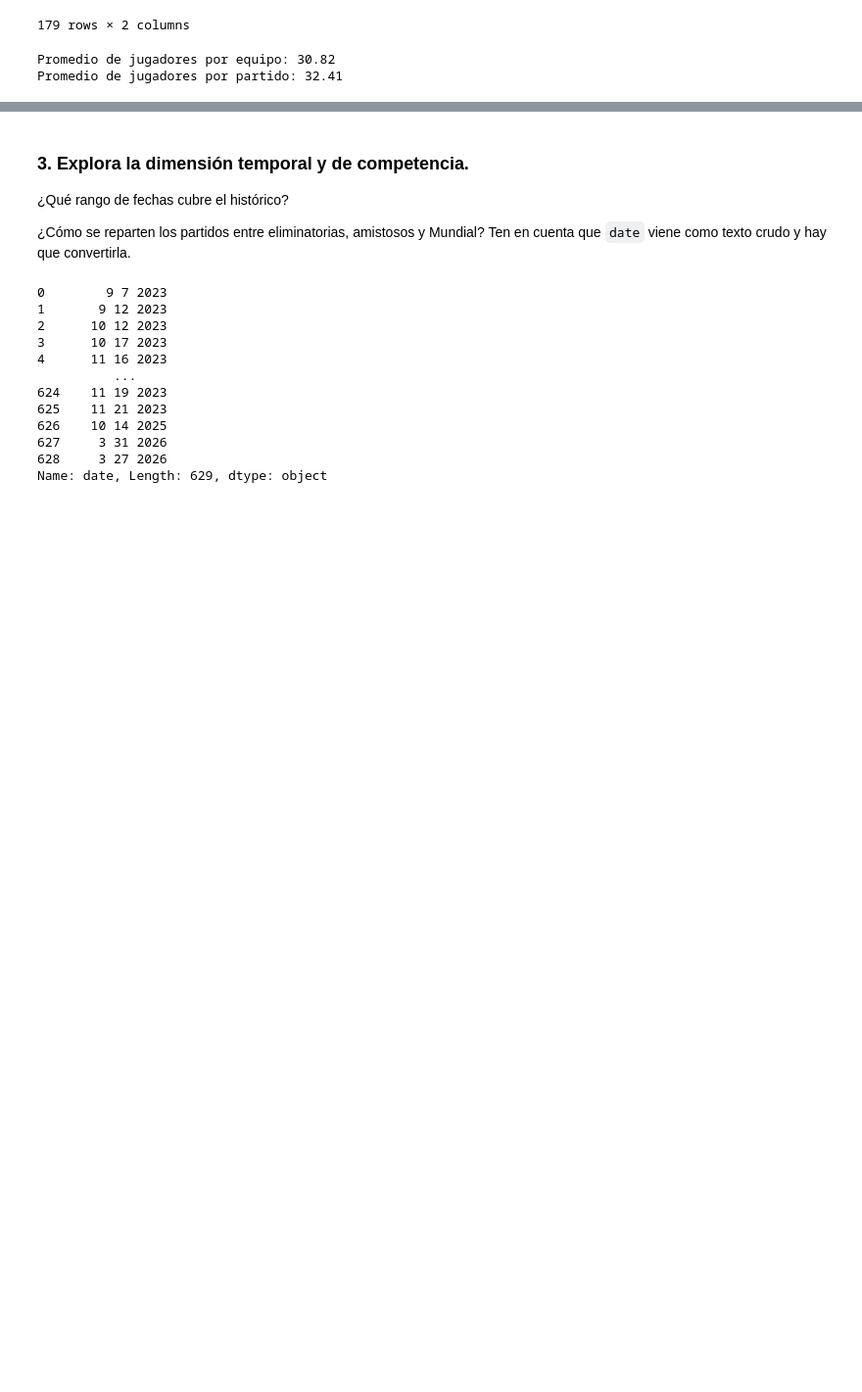
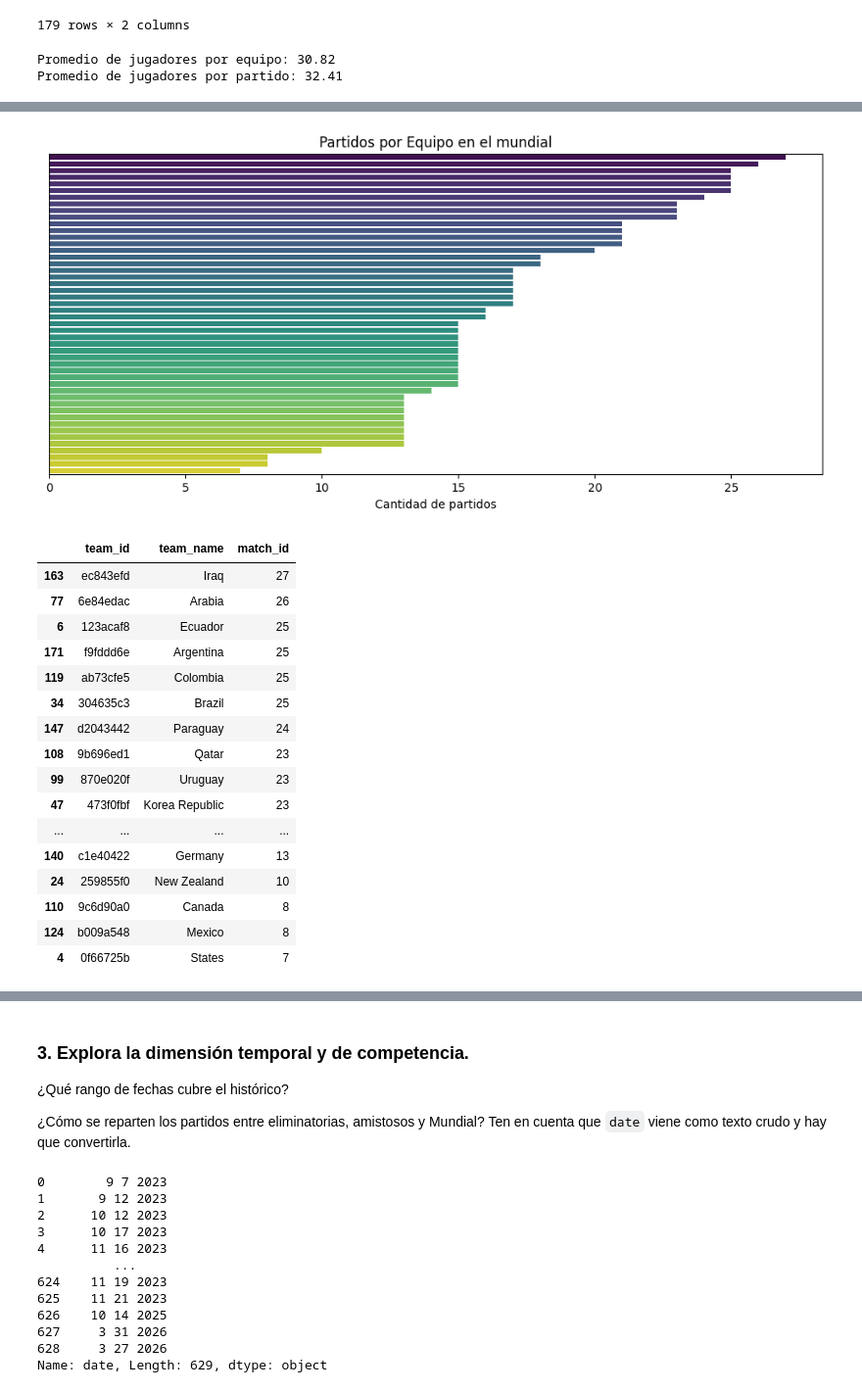
Before and after one commit to antobeni07/Parcial-1_Analitica, a Jupyter notebook: 01_Parcial_Mundial_2026.ipynb, the cells around one changed output, grey strips where cells are left out. Shown at 98% size. Saved outputs shown, nothing was run; the diff lists cells and outputs as text; code cells hidden in the pictures; blank space fills up the shorter version.

```diff
--- a/01_Parcial_Mundial_2026.ipynb
+++ b/01_Parcial_Mundial_2026.ipynb
@@ -704,0 +705,32 @@ partidos_por_equipo.describe()
+# %%
+#Solo de los 48 equipos que estan en el mundial
+partidos_por_equipo_mundial = partidos_por_equipo[partidos_por_equipo['team_id'].isin(df_teams['team_id'])]
+
+plt.figure(figsize=(12,5))
+sns.barplot(x=partidos_por_equipo_mundial['match_id'], y=partidos_por_equipo_mundial['team_name'], palette="viridis")
+plt.title("Partidos por Equipo en el mundial")
+plt.xlabel("Cantidad de partidos")
+plt.yticks([])
+plt.ylabel("")
+plt.show()
+
+partidos_por_equipo_mundial
+# %% [output]
+[figure, added]
+|  | team_id | team_name | match_id |
+| 163 | ec843efd | Iraq | 27 |
+| 77 | 6e84edac | Arabia | 26 |
+| 6 | 123acaf8 | Ecuador | 25 |
+| 171 | f9fddd6e | Argentina | 25 |
+| 119 | ab73cfe5 | Colombia | 25 |
+| 34 | 304635c3 | Brazil | 25 |
+| 147 | d2043442 | Paraguay | 24 |
+| 108 | 9b696ed1 | Qatar | 23 |
+| 99 | 870e020f | Uruguay | 23 |
+| 47 | 473f0fbf | Korea Republic | 23 |
+| ... | ... | ... | ... |
+| 140 | c1e40422 | Germany | 13 |
+| 24 | 259855f0 | New Zealand | 10 |
+| 110 | 9c6d90a0 | Canada | 8 |
+| 124 | b009a548 | Mexico | 8 |
+| 4 | 0f66725b | States | 7 |
```
Also changed, not shown: parts of 42 cells of this notebook, 1 other file.
